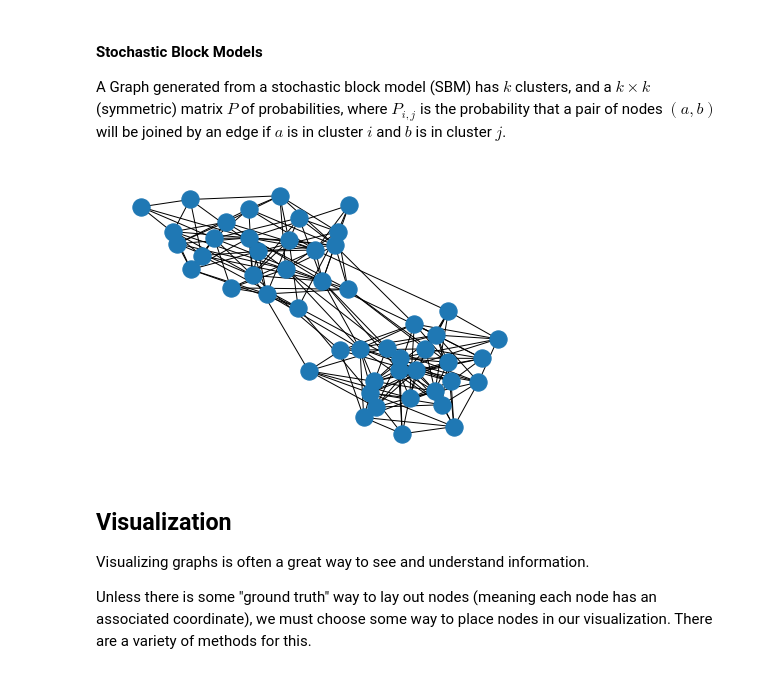
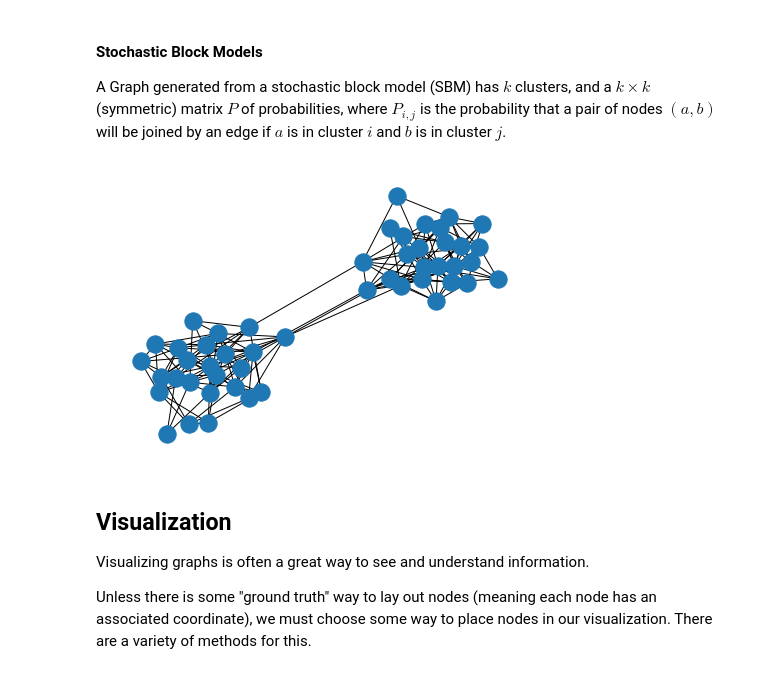
Before and after one commit to caam37830-2021/lecture-notes, a Jupyter notebook: Lecture16/networkx.ipynb, the cells around one changed output. Cells and saved outputs as stored; diff of their text form; code cells hidden in the pictures.

```diff
--- a/Lecture16/networkx.ipynb
+++ b/Lecture16/networkx.ipynb
@@ -110,12 +110,12 @@ plt.show()
 A Graph generated from a stochastic block model (SBM) has $k$ clusters, and a $k\times k$ (symmetric) matrix $P$ of probabilities, where $P_{i,j}$ is the probability that a pair of nodes $(a,b)$ will be joined by an edge if $a$ is in cluster $i$ and $b$ is in cluster $j$.
 # %%
 ns = [25, 25] # size of clusters
-ps = [[0.3, 0.025], [0.025, 0.3]] # probability of edge
+ps = [[0.3, 0.01], [0.01, 0.3]] # probability of edge
 G = nx.stochastic_block_model(ns, ps)
 nx.draw(G, with_labels=False)
 plt.show()
 # %% [output]
-[figure, old version]
+[figure, new version]
 # %% [markdown]
 ## Visualization
 
```
Also changed, not shown: parts of 17 cells of this notebook, 4 other files.
